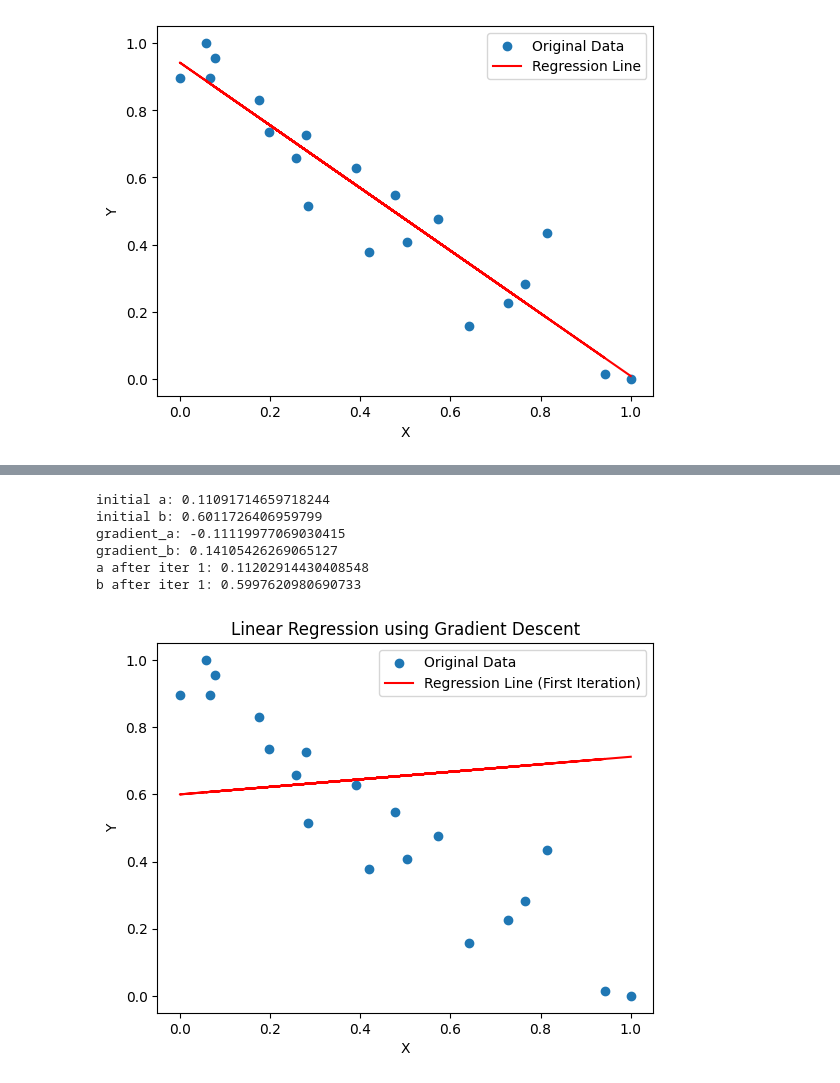
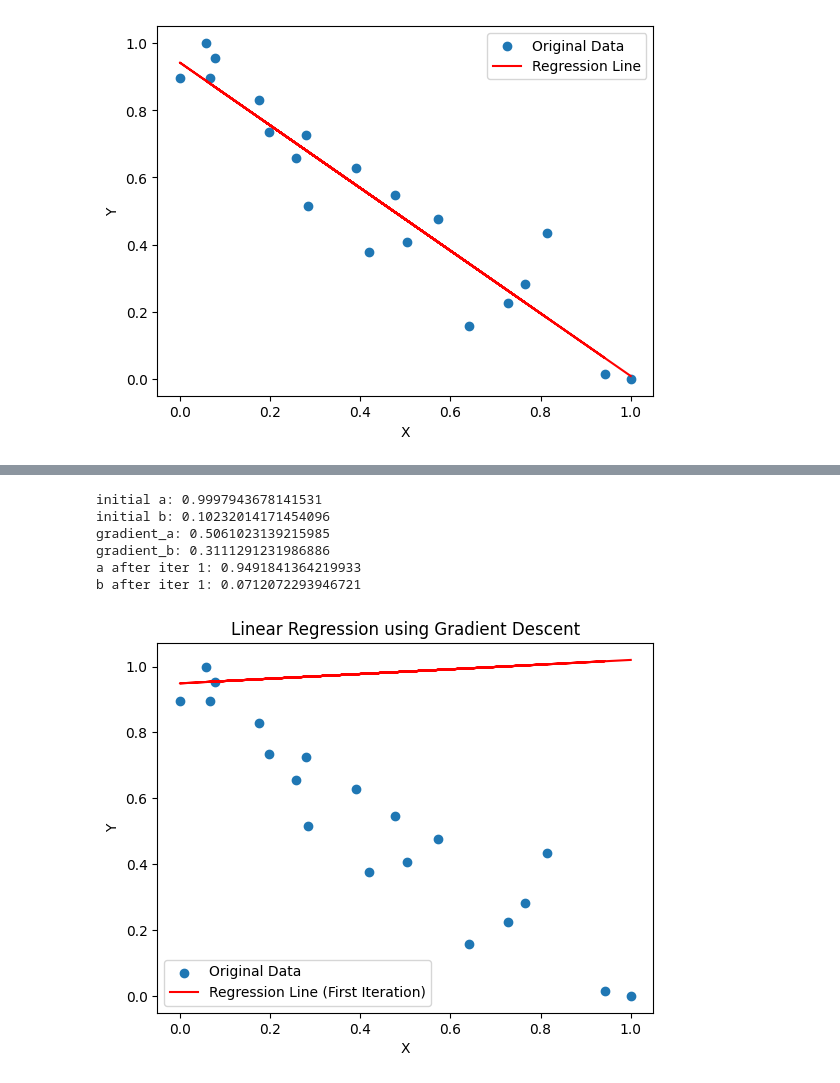
Before and after one commit to umutucak/introML, a Jupyter notebook: assignment1/task_A.ipynb, the cells around one changed output, grey strips where cells are left out. Cells and saved outputs as stored; diff of their text form; code cells hidden in the pictures.

```diff
--- a/assignment1/task_A.ipynb
+++ b/assignment1/task_A.ipynb
@@ -129,41 +149,44 @@ b_partial_derivative = partial_derivative_b(np.array(df.Y), np.array(y_predictio
 # %%
 # Step 5 Gradient Descent first iteration
 
-a = np.random.random()
-b = np.random.random()
-print("initial a:", a)
-print("initial b:", b)
-L = 0.01
-iterations = 10000
+theta = np.zeros(2)
+theta[0] = np.random.random()
+theta[1] = np.random.random()
+print("initial a:", theta[0])
+print("initial b:", theta[1])
+learning_rate = 0.1
+iterations = 1000
+costs = []
 
-y_prediction = a*df.X + b
+cost = cost_function(theta, np.array(df.X), np.array(df.Y))
+costs.append(cost)
+y_prediction = theta[1]*df.X + theta[0]
 
-gradient_a = partial_derivative_a(df.Y, y_prediction)
-gradient_b = partial_derivative_b(np.array(df.Y), np.array(y_prediction), np.array(df.X))
+theta_gradient = get_gradient(theta, np.array(df.X), np.array(df.Y))
 
-a -= L * gradient_a
-b -= L * gradient_b
+theta[0] -= learning_rate * theta_gradient[0]
+theta[1] -= learning_rate * theta_gradient[1]
 
-print("gradient_a:", gradient_a)
-print("gradient_b:", gradient_b)
-print("a after iter 1:", a)
-print("b after iter 1:", b)
+print("gradient_a:", theta_gradient[0])
+print("gradient_b:", theta_gradient[1])
+print("a after iter 1:", theta[0])
+print("b after iter 1:", theta[1])
 
 plt.scatter(df.X, df.Y, label='Original Data')
-plt.plot(df.X, a * df.X + b, color='red', label='Regression Line (First Iteration)')
+plt.plot(df.X, theta[1]*df.X + theta[0], color='red', label='Regression Line (First Iteration)')
 plt.xlabel('X')
 plt.ylabel('Y')
 plt.legend()
 plt.title('Linear Regression using Gradient Descent')
 plt.show()
 # %% [output]
-initial a: 0.11091714659718244
-initial b: 0.6011726406959799
-gradient_a: -0.11119977069030415
-gradient_b: 0.14105426269065127
-a after iter 1: 0.11202914430408548
-b after iter 1: 0.5997620980690733
+initial a: 0.9997943678141531
+initial b: 0.10232014171454096
+gradient_a: 0.5061023139215985
+gradient_b: 0.3111291231986886
+a after iter 1: 0.9491841364219933
+b after iter 1: 0.0712072293946721
-[figure, old version]
+[figure, new version]
 # %%
 # Step 6 Gradient Descent - second iteration
 
```
Also changed, not shown: parts of 8 cells of this notebook.
